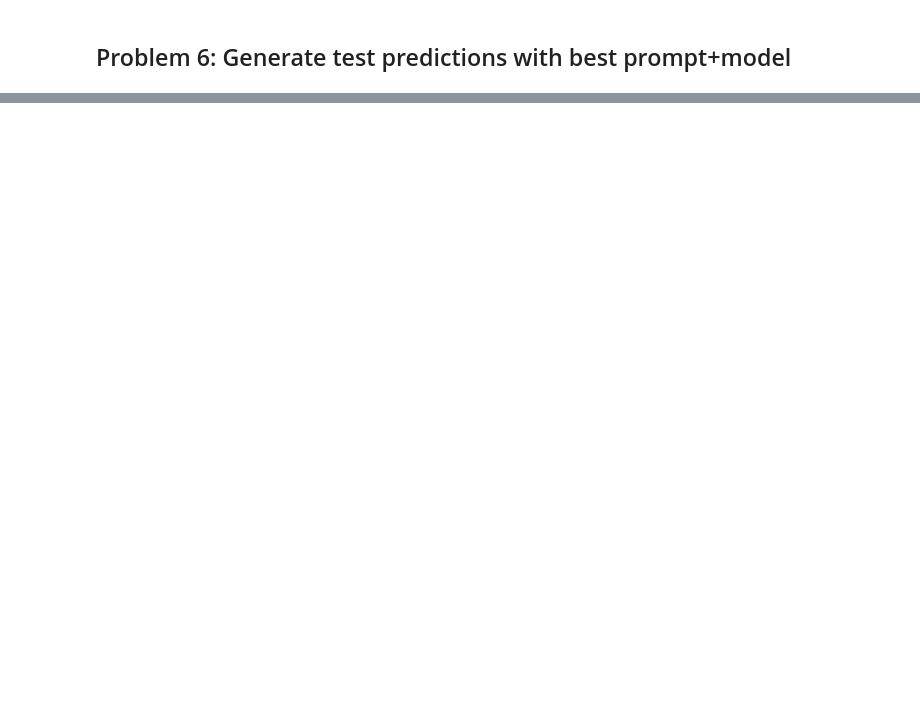
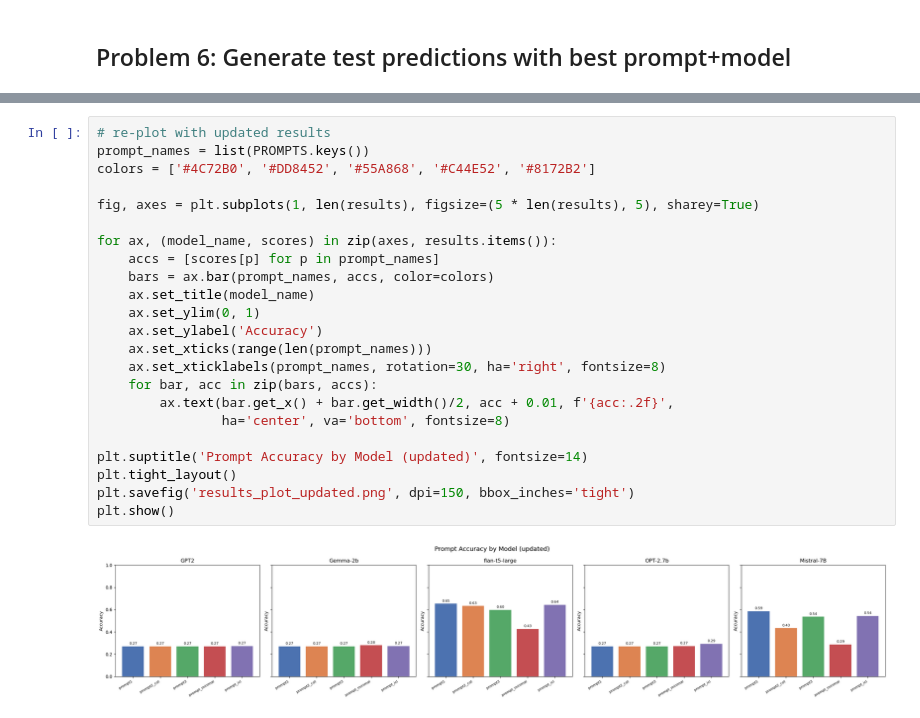
Before and after one commit to jiayuan-jiang/SI630_HW4, a Jupyter notebook: hw4.ipynb, the cells around one changed output, grey strips where cells are left out. Saved outputs shown, nothing was run; the diff lists cells and outputs as text; blank space fills up the shorter version.

```diff
--- a/hw4.ipynb
+++ b/hw4.ipynb
@@ -305,0 +459,25 @@ print("submission.json saved")
+# %%
+# re-plot with updated results
+prompt_names = list(PROMPTS.keys())
+colors = ['#4C72B0', '#DD8452', '#55A868', '#C44E52', '#8172B2']
+
+fig, axes = plt.subplots(1, len(results), figsize=(5 * len(results), 5), sharey=True)
+
+for ax, (model_name, scores) in zip(axes, results.items()):
+    accs = [scores[p] for p in prompt_names]
+    bars = ax.bar(prompt_names, accs, color=colors)
+    ax.set_title(model_name)
+    ax.set_ylim(0, 1)
+    ax.set_ylabel('Accuracy')
+    ax.set_xticks(range(len(prompt_names)))
+    ax.set_xticklabels(prompt_names, rotation=30, ha='right', fontsize=8)
+    for bar, acc in zip(bars, accs):
+        ax.text(bar.get_x() + bar.get_width()/2, acc + 0.01, f'{acc:.2f}',
+                ha='center', va='bottom', fontsize=8)
+
+plt.suptitle('Prompt Accuracy by Model (updated)', fontsize=14)
+plt.tight_layout()
+plt.savefig('results_plot_updated.png', dpi=150, bbox_inches='tight')
+plt.show()
+# %% [output]
+[figure, added]
```
Also changed, not shown: parts of 23 cells of this notebook, 11 other files.
